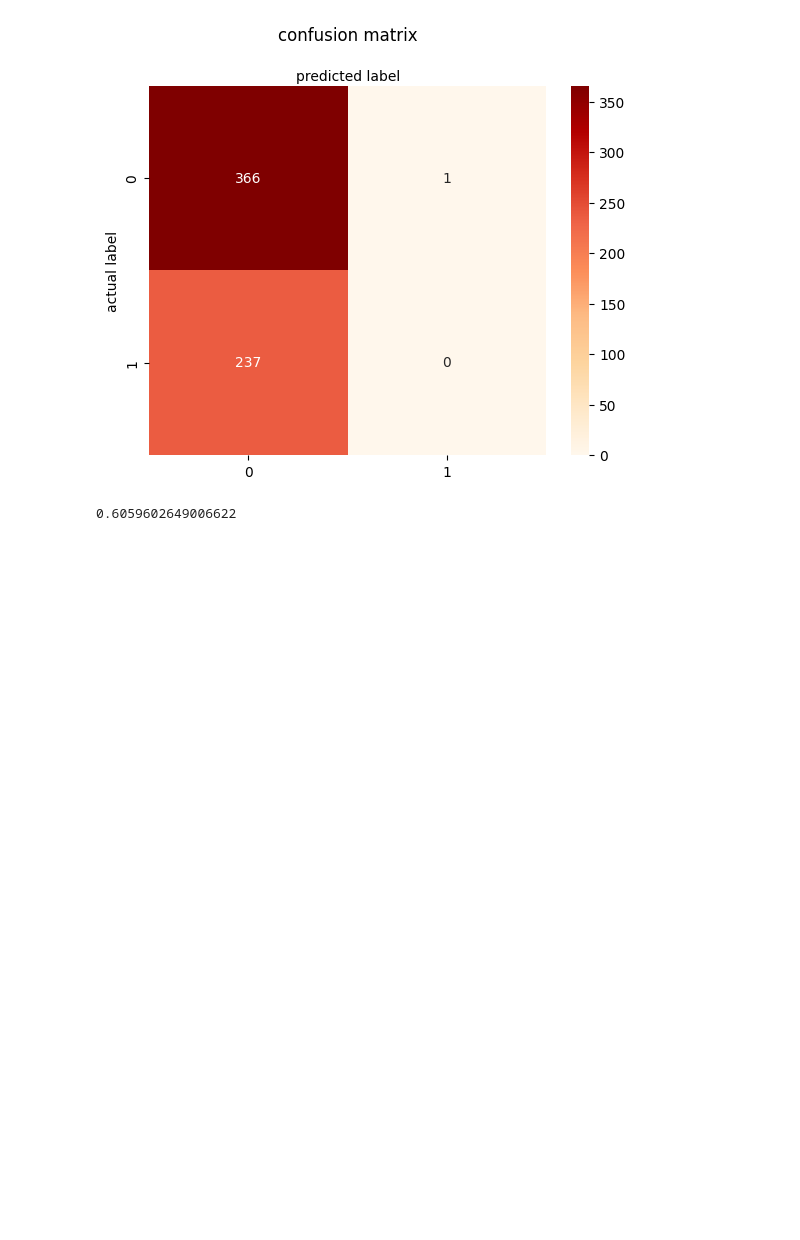
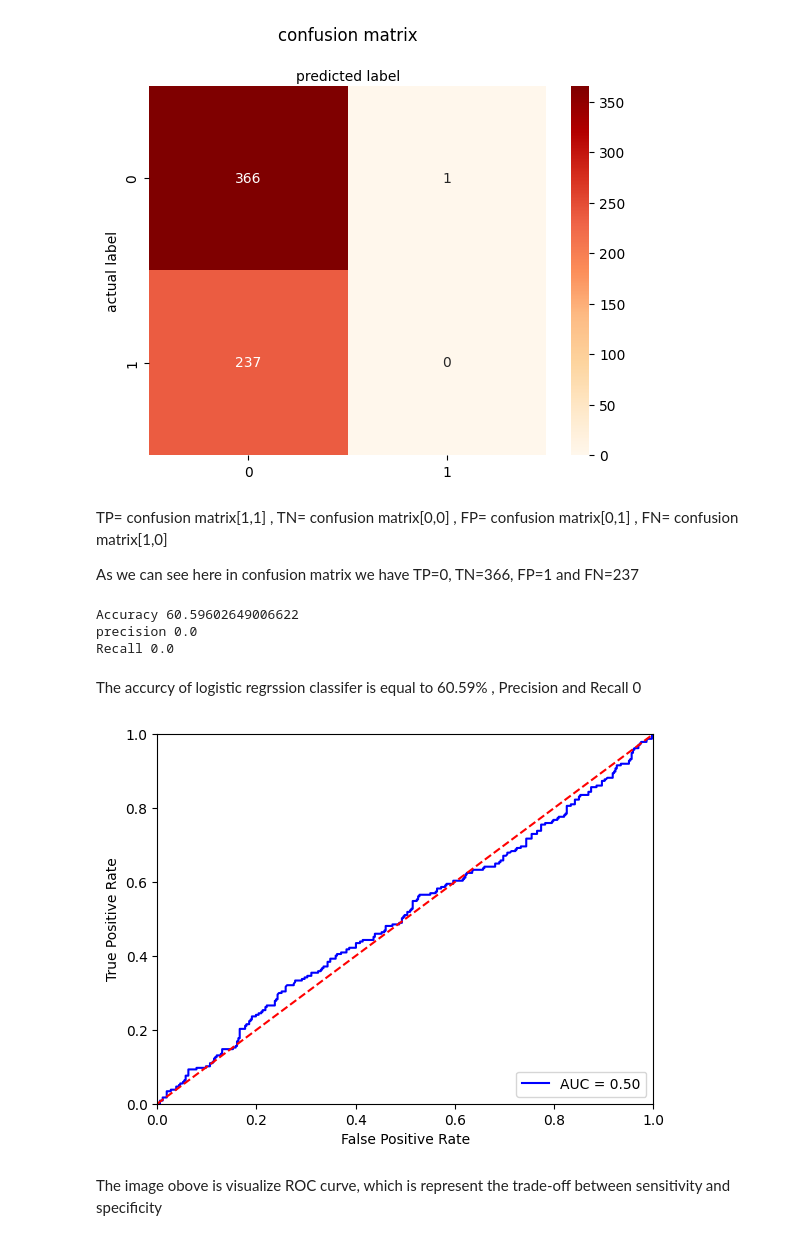
Before and after one commit to Hessah-Aljohaimy/AI-Project, a Jupyter notebook: AI_Project.ipynb, the cells around one changed output. Saved outputs shown, nothing was run; the diff lists cells and outputs as text; code cells hidden in the pictures; blank space fills up the shorter version.

```diff
--- a/AI_Project.ipynb
+++ b/AI_Project.ipynb
@@ -547,7 +479,44 @@ plt.xlabel('predicted label')
 # %% [output]
 Text(0.5, 23.52222222222222, 'predicted label')
 [figure]
-# %%
-print(metrics.accuracy_score(y_test,y_pred))
-# %% [output]
-0.6059602649006622
+# %% [markdown]
+TP= confusion matrix[1,1] ,
+TN= confusion matrix[0,0] ,
+FP= confusion matrix[0,1] ,
+FN= confusion matrix[1,0]
+
+
+As we can see here in confusion matrix we have TP=0, TN=366, FP=1 and FN=237
+# %%
+print("Accuracy",metrics.accuracy_score(y_test,y_pred)*100)
+print("precision",metrics.precision_score(y_test,y_pred)*100)
+print("Recall",metrics.recall_score(y_test,y_pred)*100)
+# %% [output]
+Accuracy 60.59602649006622
+precision 0.0
+Recall 0.0
+# %% [markdown]
+The accurcy of logistic regrssion classifer is equal to 60.59% , Precision and Recall 0
+# %%
+import sklearn.metrics as metrics
+from matplotlib import pyplot as plt
+
+classifier_log = LogisticRegression().fit(X_train, y_train)
+probs = classifier_log.predict_proba(X_test)
+preds = probs[:,1]
+fpr, tpr, threshold = metrics.roc_curve(y_test, preds)
+roc_auc = metrics.auc(fpr, tpr)
+
+# polt AUC
+plt.plot(fpr, tpr, 'b', label = 'AUC = %0.2f' % roc_auc)
+plt.legend(loc = 'lower right')
+plt.plot([0, 1], [0, 1],'r--')
+plt.xlim([0, 1])
+plt.ylim([0, 1])
+plt.ylabel('True Positive Rate')
+plt.xlabel('False Positive Rate')
+plt.show()
+# %% [output]
+[figure, added]
+# %% [markdown]
+The image obove is visualize ROC curve, which is represent the trade-off between sensitivity and specificity
```
Also changed, not shown: parts of 24 cells of this notebook.
